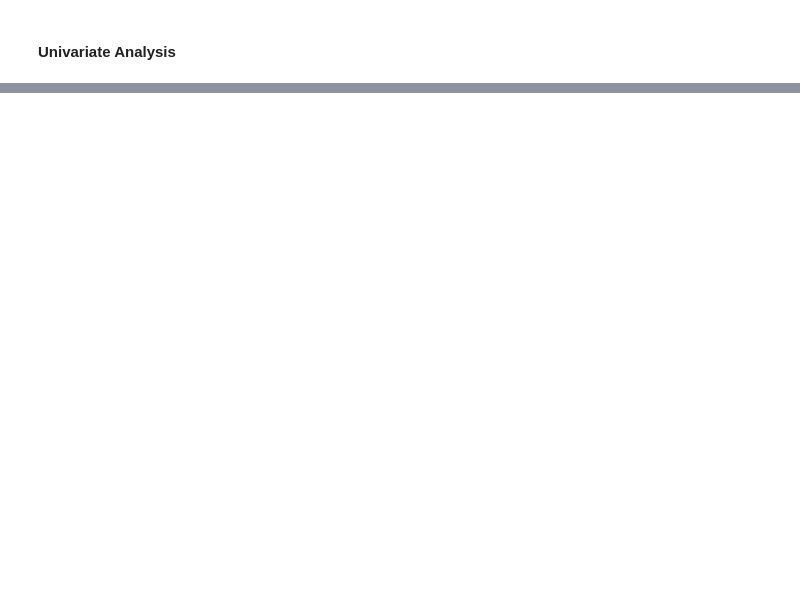
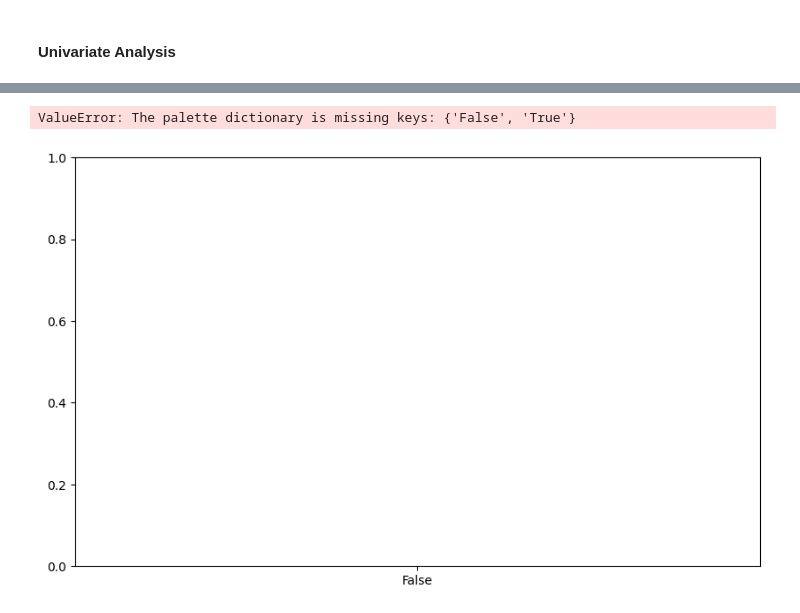
Before and after one commit to ZawadiLMG/Customer-Churn-Prediction, a Jupyter notebook: Notebooks/churn.ipynb, the cells around one changed output, grey strips where cells are left out. Drawn from its saved outputs; the diff is of its cells as text; code cells hidden in the pictures; blank space fills up the shorter version.

```diff
--- a/Notebooks/churn.ipynb
+++ b/Notebooks/churn.ipynb
@@ -237,0 +427,15 @@ sns.kdeplot(data)
+# %%
+# Define custom color palette
+custom_palette = {'No': 'blue', 'Yes': 'orange'}
+
+# Create a box plot of monthly charges by churn status
+plt.figure(figsize=(10, 6))
+sns.boxplot(x='churn', y='monthlycharges', data=df, palette=custom_palette)
+plt.title('Impact of Monthly Charges on Customer Churning')
+plt.xlabel('Churn (0 = No, 1 = Yes)')
+plt.ylabel('Monthly Charges')
+plt.xticks(ticks=[0, 1], labels=['No', 'Yes'])
+plt.show()
+# %% [output]
+ValueError: The palette dictionary is missing keys: {'False', 'True'}
+[figure, added]
```
Also changed, not shown: parts of 25 cells of this notebook, 1 other file.
